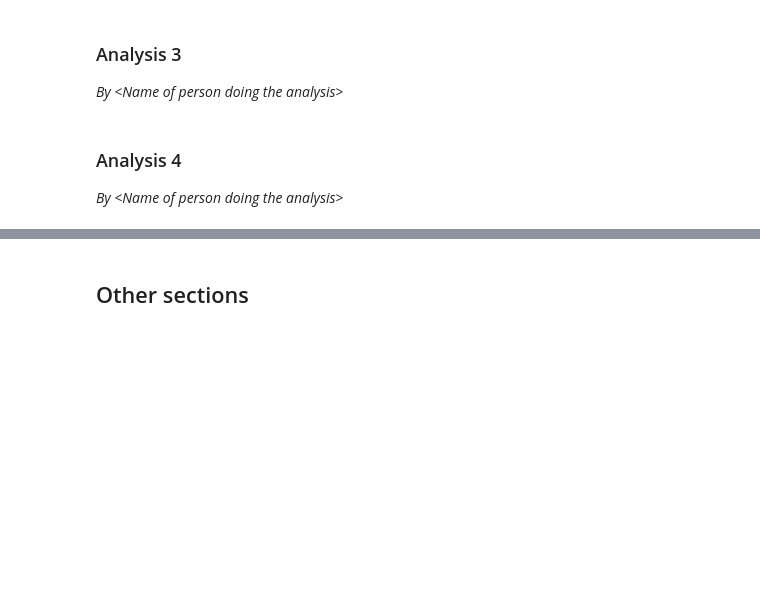
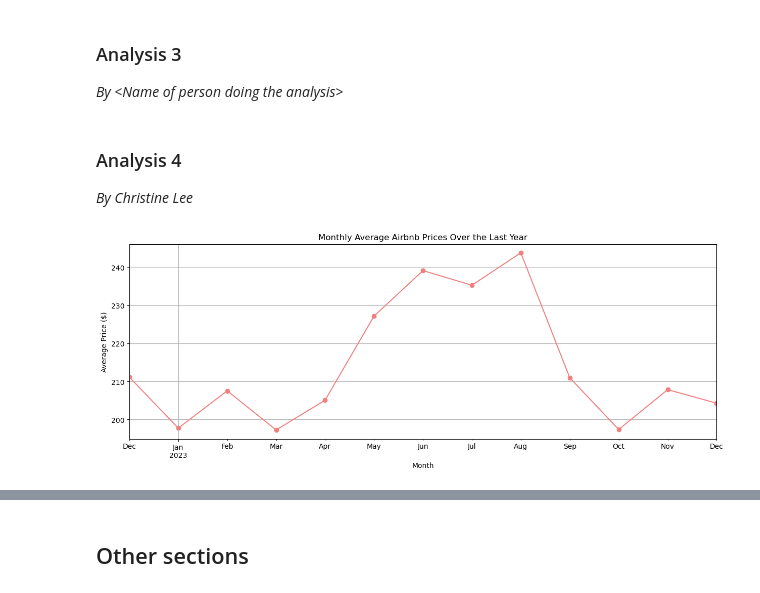
Before and after one commit to chrispylee123/seoulmates, a Jupyter notebook: Project Code/Project Code_v1.ipynb, the cells around one changed output, grey strips where cells are left out. Drawn from its saved outputs; the diff is of its cells as text; code cells hidden in the pictures; blank space fills up the shorter version.

```diff
--- a/Project Code/Project Code_v1.ipynb
+++ b/Project Code/Project Code_v1.ipynb
@@ -342,4 +342,26 @@ plt.show()
 *By \<Name of person doing the analysis>*
 # %% [markdown]
 ### Analysis 4
-*By \<Name of person doing the analysis>*
+*By Christine Lee*
+# %%
+## Visualization 1: Monthly Average Airbnb Prices Over the Last Year
+
+# Filter data to only include the last year
+one_year_ago = pd.Timestamp('2023-09-12') - pd.DateOffset(years=1)
+last_year_data = calendar_year[calendar_year['date'] >= one_year_ago]
+
+# Group by month and calculate the average price for each month
+last_year_data['month'] = last_year_data['date'].dt.to_period('M')
+monthly_prices = last_year_data.groupby('month')['price'].mean()
+
+# Plotting the line graph
+plt.figure(figsize=(15, 5))
+monthly_prices.plot(kind='line', color='lightcoral', marker='o', linestyle='-')
+plt.title('Monthly Average Airbnb Prices Over the Last Year')
+plt.xlabel('Month')
+plt.ylabel('Average Price ($)')
+plt.grid(True)
+
+plt.show()
+# %% [output]
+[figure, added]
```
Also changed, not shown: parts of 4 cells of this notebook.
